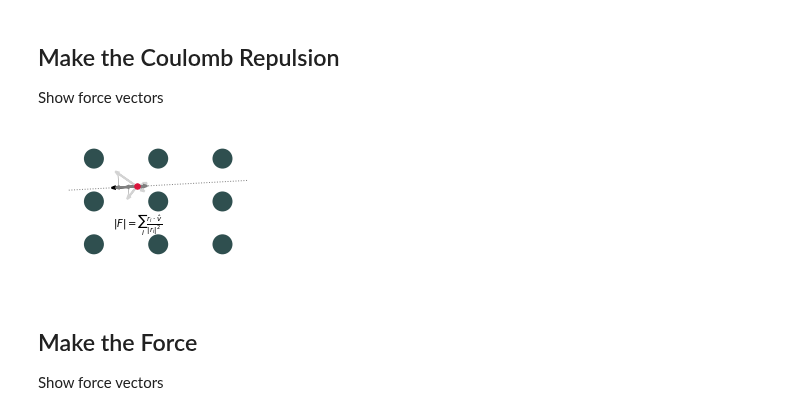
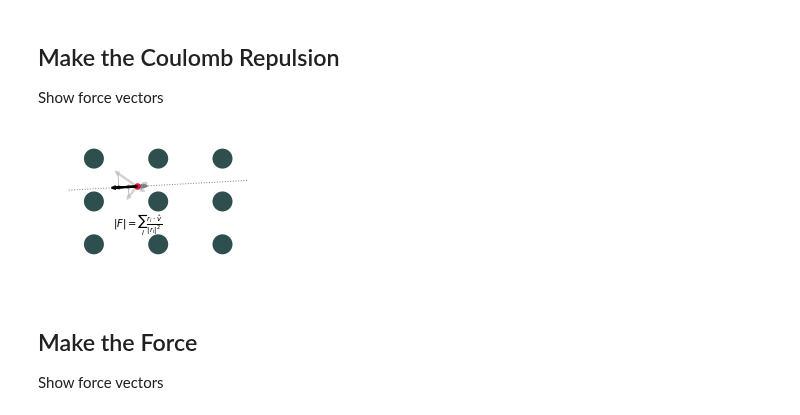
Before and after one commit to globus-labs/stopping-power-ml, a Jupyter notebook: intro-figure/0_explain-features.ipynb, the cells around one changed output. Cells and saved outputs as stored; diff of their text form; code cells hidden in the pictures.

Commit message:
Add a few more feature figures

```diff
--- a/intro-figure/0_explain-features.ipynb
+++ b/intro-figure/0_explain-features.ipynb
@@ -156,38 +158,38 @@ forces = np.divide(disp, dist[:, None] ** 3)
 forces = forces[np.argsort(np.linalg.norm(forces, axis=1))]
 
 # Plot the total force
 total_force = forces.sum(axis=0)
 total_force = np.multiply(np.dot(total_force, velocity[:, None]), velocity) / np.linalg.norm(velocity) ** 2
 total_force *= -0.2
 ax.arrow(particle_x, particle_y, dx=total_force[0], dy=total_force[1],
-         lw=2, head_width=0.05, color='k')
+         lw=2, head_width=0.05, color='k', zorder=2)
 
 for force in forces[-4:]:
     force = -force * 0.2
     ax.arrow(particle_x, particle_y, dx=force[0], dy=force[1],
-             lw=2, head_width=0.05, color='lightgray')  # Coulomb force
+             lw=2, head_width=0.05, color='lightgray', zorder=0)  # Coulomb force
     proj_force = np.multiply(np.dot(force, velocity), velocity) / np.linalg.norm(velocity) ** 2
     ax.arrow(particle_x, particle_y, dx=proj_force[0], dy=proj_force[1],
-             lw=2, head_width=0.05, color='gray')  # Projected force
+             lw=2, head_width=0.05, color='gray', zorder=1)  # Projected force
     off_axis = force - proj_force
     ax.plot([particle_x + proj_force[0], particle_x + force[0]],
             [particle_y + proj_force[1], particle_y + force[1]],
             lw=0.5, color='gray', zorder=1)
 
 # Put the particle and its path
 ax.scatter([particle_x], [particle_y], color='crimson', s=30, zorder=2)
 ax.plot(particle_x + np.multiply([-10, 10], velocity[0]),
         particle_y + np.multiply([-10, 10], velocity[1]),
         ':', zorder=-1, lw=1, color='gray')
 
 # Put an equation on here
 ax.text(0.45, 0.4, '$\\left|F\\right|=\\sum_i\\frac{r_i\\cdot\\hat{v}}{\\left|r_i\\right|^2}$')
 
 
 ax.set_position((0, 0, 1, 1))
-fig.savefig('coulomb-replusion.png', dpi=320, pad_inches=0)
+fig.savefig('figures/coulomb-replusion.png', dpi=320, pad_inches=0)
 # %% [output]
-[figure, old version]
+[figure, new version]
 # %% [markdown]
 ## Make the Force
 Show force vectors
```
Also changed, not shown: parts of 5 cells of this notebook, 7 other files.
